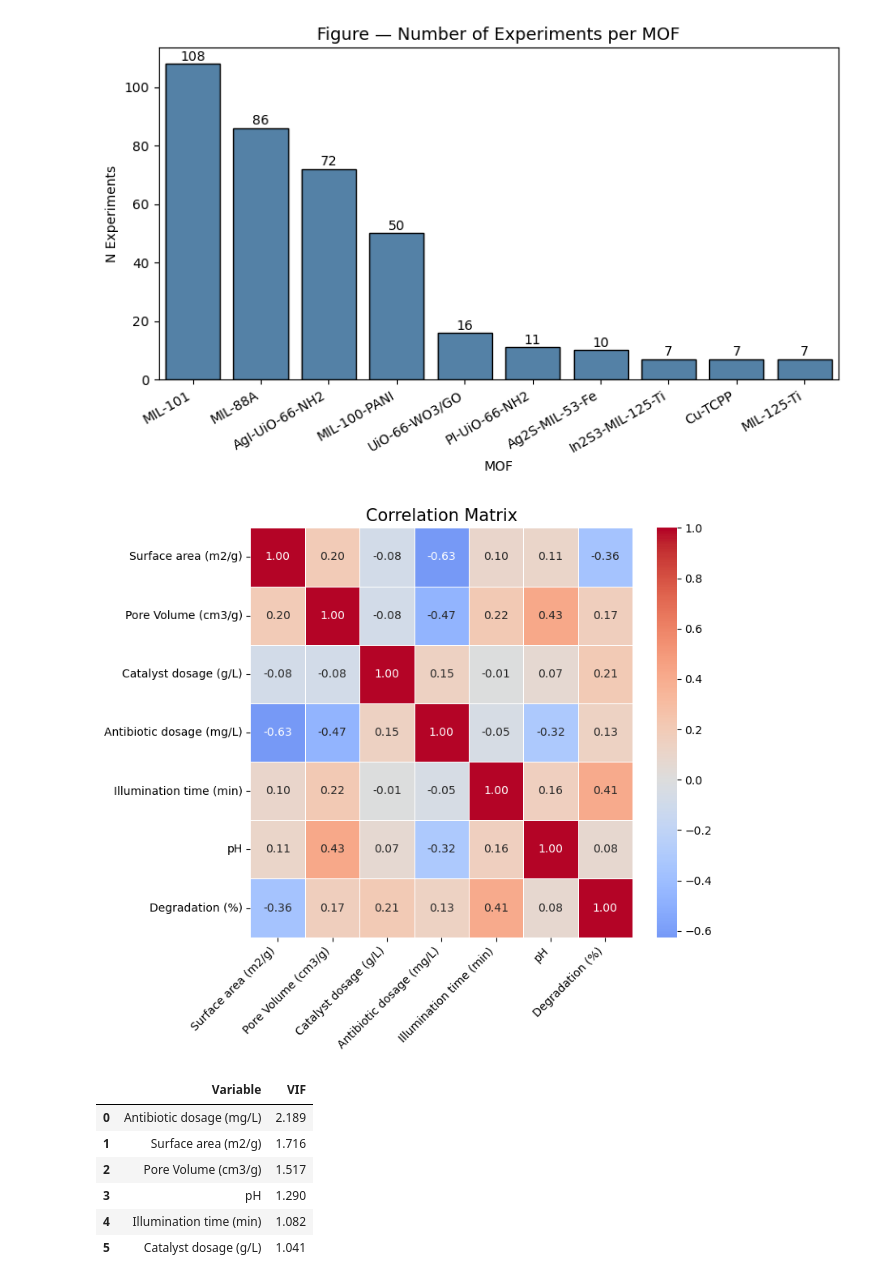
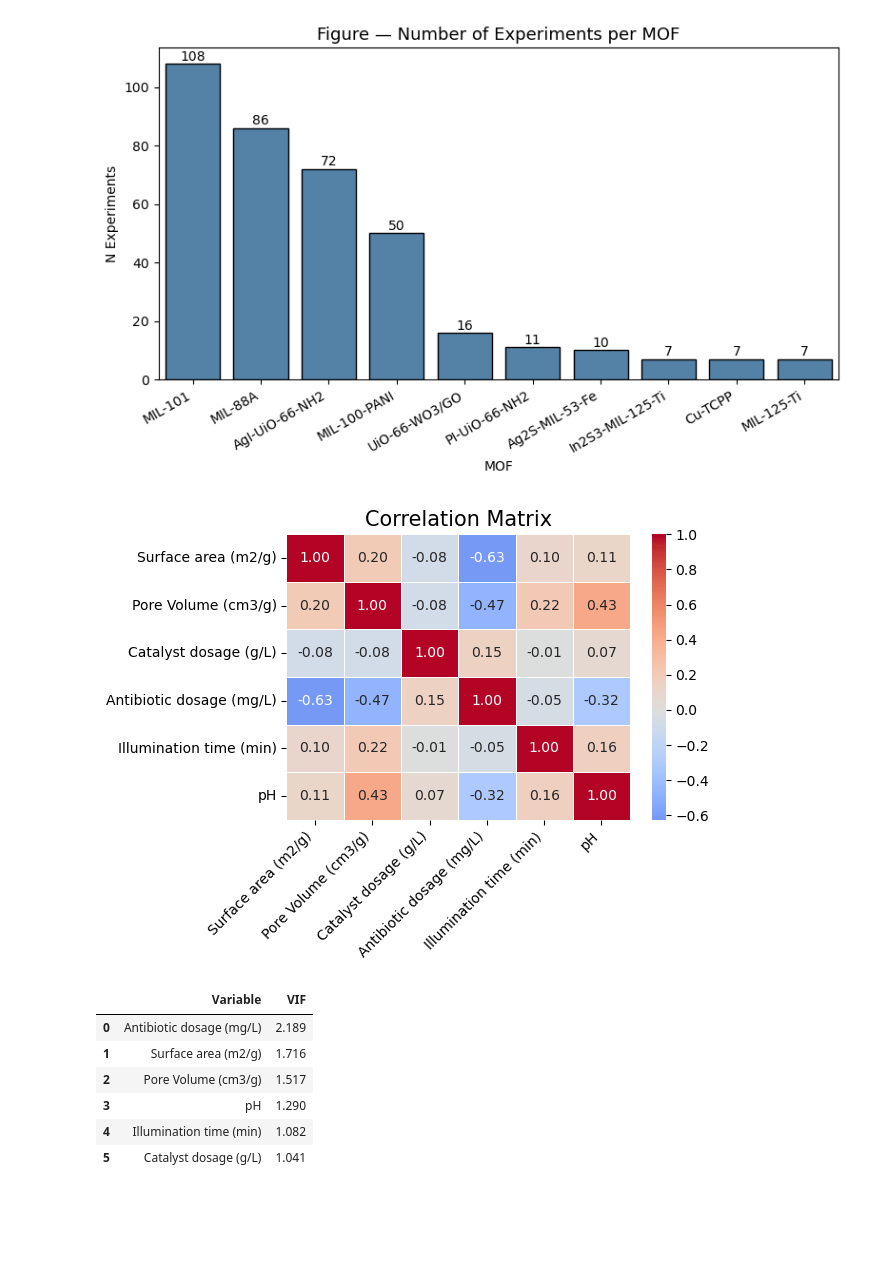
Before and after one commit to Reza-Zng/TC-degradation-by-MOFs, a Jupyter notebook: src/GPR_Model.ipynb, the cells around one changed output. Cells and saved outputs as stored; diff of their text form; code cells hidden in the pictures; blank space fills up the shorter version.

```diff
--- a/src/GPR_Model.ipynb
+++ b/src/GPR_Model.ipynb
@@ -75,19 +75,8 @@ if n_exact_duplicates > 0:
 # %% [output]
 Exact duplicate rows: 0
 # %%
-# UNIVARIATE EDA
-TARGET_COL = "Degradation (%)"
-EXACT_FEATURES = [
-    "Surface area (m2/g)",
-    "Pore Volume (cm3/g)",
-    "Catalyst dosage (g/L)",
-    "Antibiotic dosage (mg/L)",
-    "Illumination time (min)",
-    "pH",
-]
-
-X = df[EXACT_FEATURES].copy()
-y = df[TARGET_COL].copy()
+X = df.drop(["Degradation (%)","MOF"], axis=1)
+y = df["Degradation (%)"]
 
 feature_names = X.columns.tolist()
-NUMERIC_COLS = [col for col in X.columns if col != "MOF"]
+n_features = len(feature_names)
@@ -212,26 +196,25 @@ df.drop(columns=["MOF"], inplace=True)
 # %%
 # CORRELATION MATRIX
+corr_matrix = X.corr()
 
-corr_matrix = df.corr()
-
-plt.figure(figsize=(8, 7))
+plt.figure()
 
 ax = sns.heatmap(
     corr_matrix,
     annot=True,
     fmt=".2f",
     cmap="coolwarm",
     center=0,
     linewidths=0.5
 )
 
 plt.title("Correlation Matrix", fontsize=15)
 plt.xticks(rotation=45, ha="right")
 plt.yticks(rotation=0)
 plt.tight_layout()
 plt.show()
 # %% [output]
-[figure, old version]
+[figure, new version]
 # %%
 # VIF CHECK
 
```
Also changed, not shown: parts of 25 cells of this notebook.
